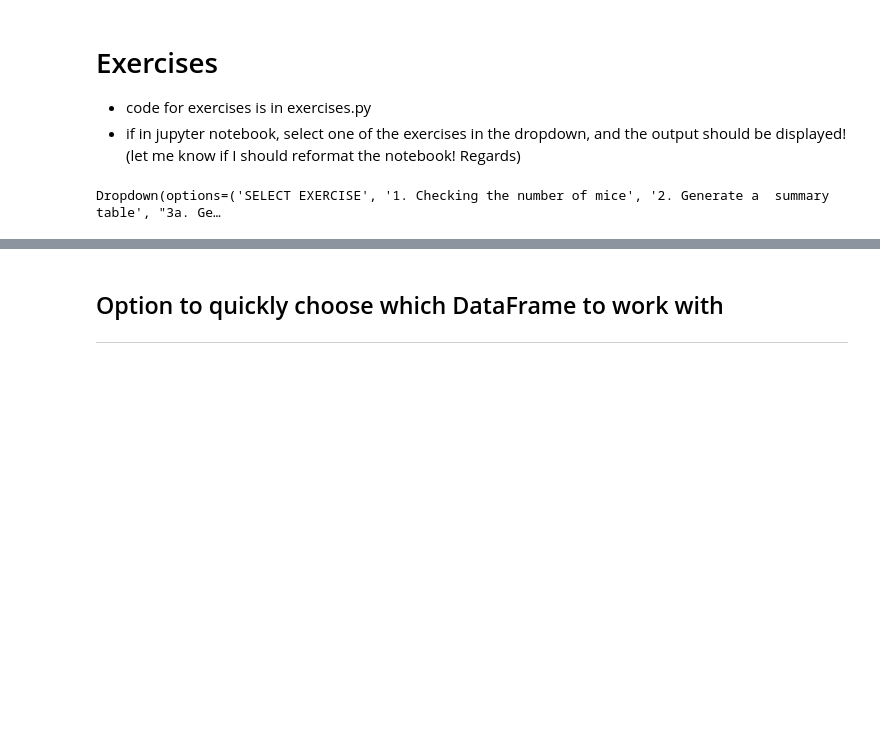
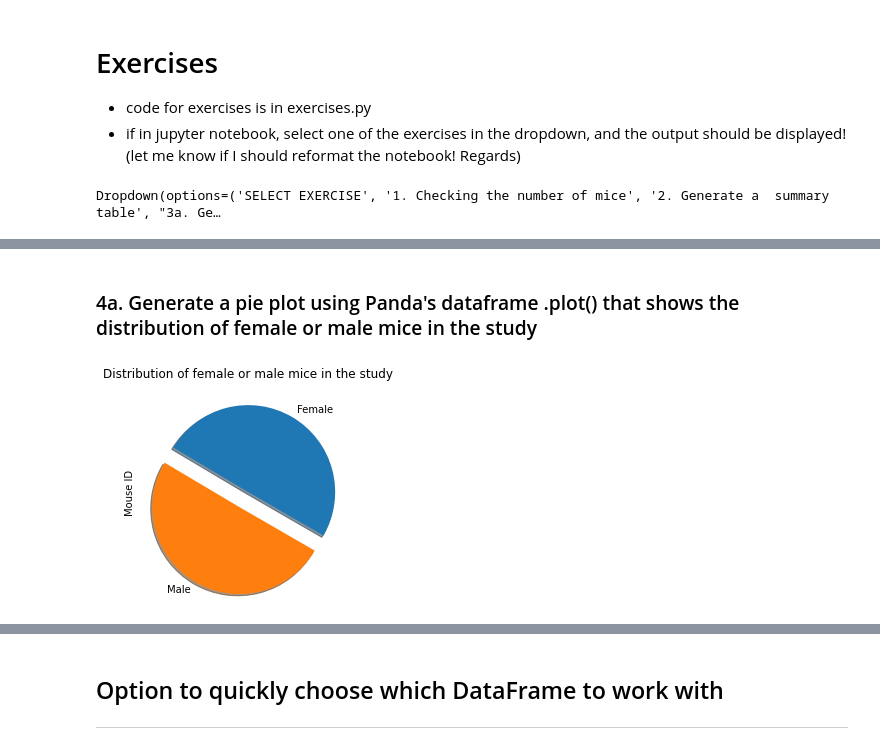
Before and after one commit to kpessa/matplotlib-challenge, a Jupyter notebook: Pymaceuticals/matplotlib-challenge.ipynb, the cells around one changed output, grey strips where cells are left out. Saved outputs shown, nothing was run; the diff lists cells and outputs as text; code cells hidden in the pictures; blank space fills up the shorter version.

```diff
--- a/Pymaceuticals/matplotlib-challenge.ipynb
+++ b/Pymaceuticals/matplotlib-challenge.ipynb
@@ -47,0 +95,8 @@ Dropdown(options=('SELECT EXERCISE', '1. Checking the number of mice', '2. Gener
+# %% [markdown]
+### 4a. Generate a pie plot using Panda's dataframe .plot() that shows the distribution of female or male mice in the study
+# %%
+drug_grp = src.get_last_instance_data().groupby(by="Sex")
+drug_grp['Mouse ID'].count().plot(kind='pie', title="Distribution of female or male mice in the study",explode = [0,0.2],shadow=True, startangle=-30)
+plt.show()
+# %% [output]
+[figure, added]
```
Also changed, not shown: parts of 29 cells of this notebook, 2 other files.
